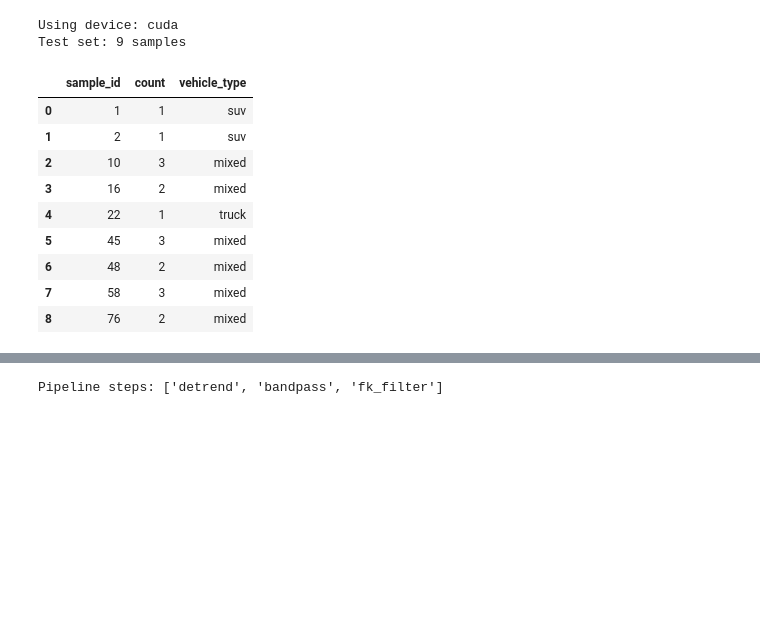
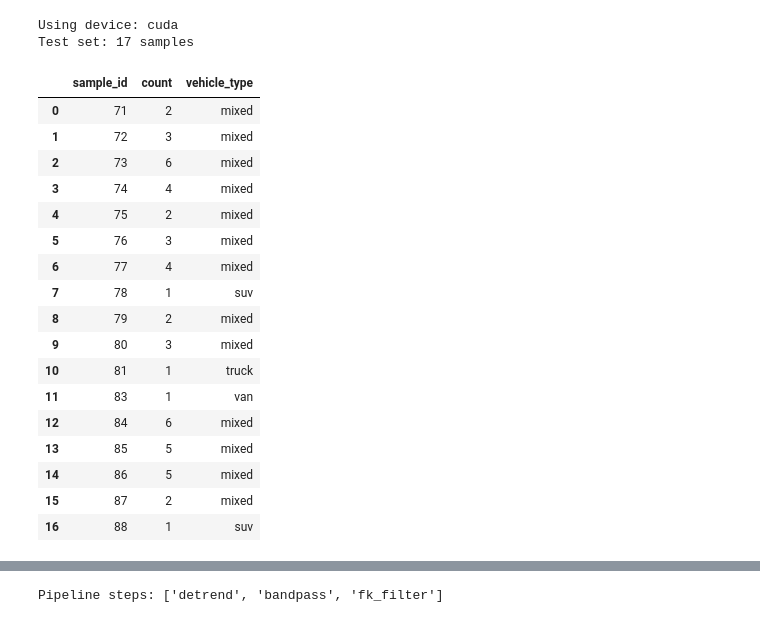
Before and after one commit to UWGeoD/DAS_Preprocessing, a Jupyter notebook: notebooks/eval_denoising.ipynb, the cells around one changed output, grey strips where cells are left out. Drawn from its saved outputs; the diff is of its cells as text; code cells hidden in the pictures; blank space fills up the shorter version.

```diff
--- a/notebooks/eval_denoising.ipynb
+++ b/notebooks/eval_denoising.ipynb
@@ -14,57 +11,68 @@ The autoreload extension is already loaded. To reload it, use:
 # %%
 import yaml
-from config import DAS_FILE
+from config import load_dataset_config
 from DAS import DAS
 
+# Uses ACTIVE_DATASET from config.py — make sure it matches the dataset
+# the model in results/denoising/ was trained on.
+ds_cfg = load_dataset_config()
+
 with open("configs/denoising.yaml") as f:
-    cfg = yaml.safe_load(f)
+    den_cfg = yaml.safe_load(f)
 
-# Config value takes priority; file metadata used only as fallback
-_meta = DAS(DAS_FILE).meta
-dx = cfg.get("dx") or _meta["dx"]
-dt = cfg.get("dt") or _meta["dt"]
+_meta = DAS(ds_cfg["das_file"]).meta
+dx = ds_cfg.get("dx") or _meta.get("dx")
+dt = ds_cfg.get("dt") or _meta.get("dt")
 # %%
 import warnings
 warnings.filterwarnings("ignore", message="Pandas requires version", category=UserWarning)
 
 import json
 import os
 import numpy as np
 import pandas as pd
 import torch
 
 from models.unet_v2 import UNetV2
 from preprocessing import make_preprocess
 
 device = torch.device("cuda" if torch.cuda.is_available() else "cpu")
 print("Using device:", device)
 
-DATA_DIR = cfg.get("data_dir", "data")
-SAVE_DIR = cfg.get("save_dir", "results/denoising")
-FS_DAS = cfg["fs"]
+DATA_DIR = ds_cfg["data_dir"]
+SAVE_DIR = den_cfg.get("save_dir", "results/denoising")
+FS_DAS   = ds_cfg["fs_das"]
 
-df = pd.read_csv(os.path.join(DATA_DIR, cfg["labels_csv"]))
+df = pd.read_csv(os.path.join(DATA_DIR, den_cfg["labels_csv"]))
 df_pos = df[df["count"] > 0].reset_index(drop=True)
 
 with open(os.path.join(SAVE_DIR, "splits.json")) as f:
     splits = json.load(f)
 
 test_df = df_pos[df_pos["sample_id"].isin(splits["test"])].reset_index(drop=True)
 print(f"Test set: {len(test_df)} samples")
 display(test_df[["sample_id", "count", "vehicle_type"]])
 # %% [output]
 Using device: cuda
-Test set: 9 samples
+Test set: 17 samples
 |  | sample_id | count | vehicle_type |
-| 0 | 1 | 1 | suv |
-| 1 | 2 | 1 | suv |
-| 2 | 10 | 3 | mixed |
-| 3 | 16 | 2 | mixed |
-| 4 | 22 | 1 | truck |
-| 5 | 45 | 3 | mixed |
-| 6 | 48 | 2 | mixed |
-| 7 | 58 | 3 | mixed |
-| 8 | 76 | 2 | mixed |
+| 0 | 71 | 2 | mixed |
+| 1 | 72 | 3 | mixed |
+| 2 | 73 | 6 | mixed |
+| 3 | 74 | 4 | mixed |
+| 4 | 75 | 2 | mixed |
+| 5 | 76 | 3 | mixed |
+| 6 | 77 | 4 | mixed |
+| 7 | 78 | 1 | suv |
+| 8 | 79 | 2 | mixed |
+| 9 | 80 | 3 | mixed |
+| 10 | 81 | 1 | truck |
+| 11 | 83 | 1 | van |
+| 12 | 84 | 6 | mixed |
+| 13 | 85 | 5 | mixed |
+| 14 | 86 | 5 | mixed |
+| 15 | 87 | 2 | mixed |
+| 16 | 88 | 1 | suv |
 # %%
 test_df
 # %% [output]
```
Also changed, not shown: parts of 8 cells of this notebook, 1 other file.
